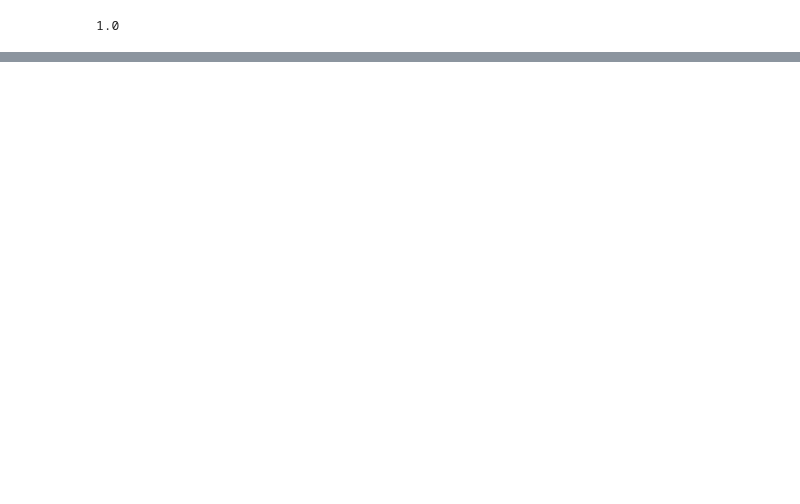
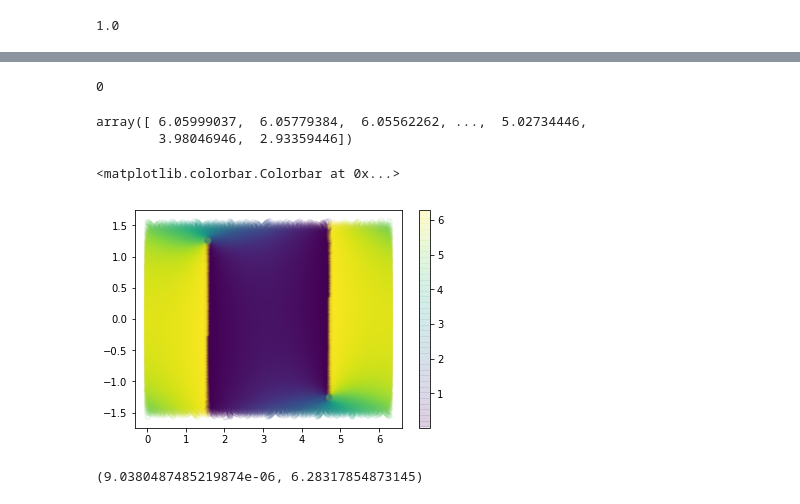
Before and after one commit to yoachim/18_scratch, a Jupyter notebook: comcam_maf/comcam_scheduler.ipynb, the cells around one changed output, grey strips where cells are left out. Saved outputs shown, nothing was run; the diff lists cells and outputs as text; code cells hidden in the pictures; blank space fills up the shorter version.

Commit message:
comcam rotation working

```diff
--- a/comcam_maf/comcam_scheduler.ipynb
+++ b/comcam_maf/comcam_scheduler.ipynb
@@ -39,3 +45,10 @@ hp.gnomview(count_feature.feature, rot=(0,-90,0))
 count_feature.feature.min()
 # %% [output]
 1.0
+# %%
+# OK, let's try again, but use the survey to spin the fields and make sure things still work
+greedy_survey = fs.Greedy_survey_comcam([], [])
+greedy_survey._spin_fields()# (lon=0., lat=0.3)
+ras = greedy_survey.fields['RA']
+decs = greedy_survey.fields['dec']
+rots = greedy_survey.fields['rotSkyPos']
@@ -41,0 +87,19 @@ count_feature.feature.min()
+# %%
+np.where(count_feature.feature == 0)[0].size
+# %% [output]
+0
+# %%
+greedy_survey.fields['rotSkyPos']
+# %% [output]
+array([ 6.05999037,  6.05779384,  6.05562262, ...,  5.02734446,
+        3.98046946,  2.93359446])
+# %%
+plt.scatter(ras, decs, c=rots, alpha=.1)
+plt.colorbar()
+# %% [output]
+<matplotlib.colorbar.Colorbar at 0x...>
+[figure, added]
+# %%
+greedy_survey.fields['rotSkyPos'].min(), greedy_survey.fields['rotSkyPos'].max()
+# %% [output]
+(9.0380487485219874e-06, 6.28317854873145)
```
Also changed, not shown: parts of 9 cells of this notebook.
